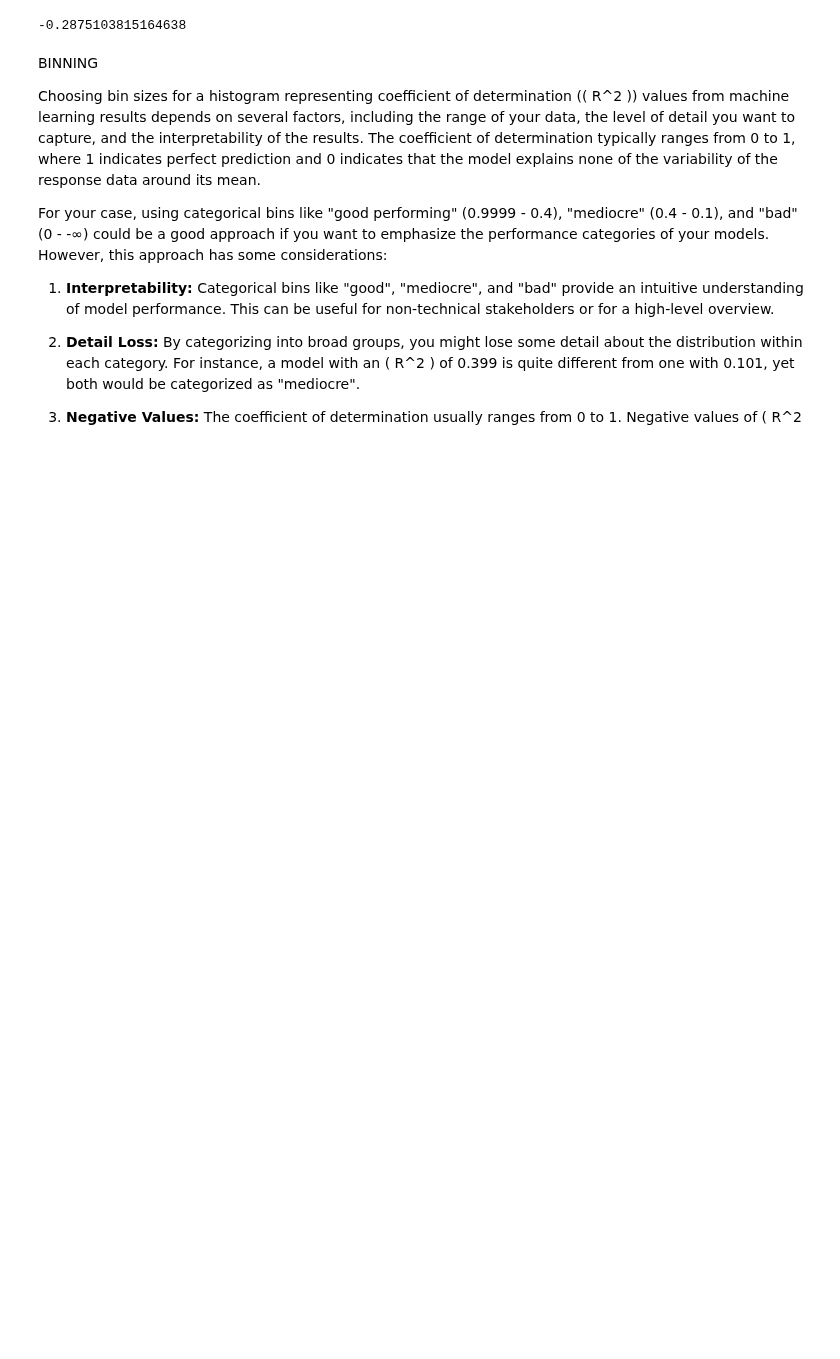
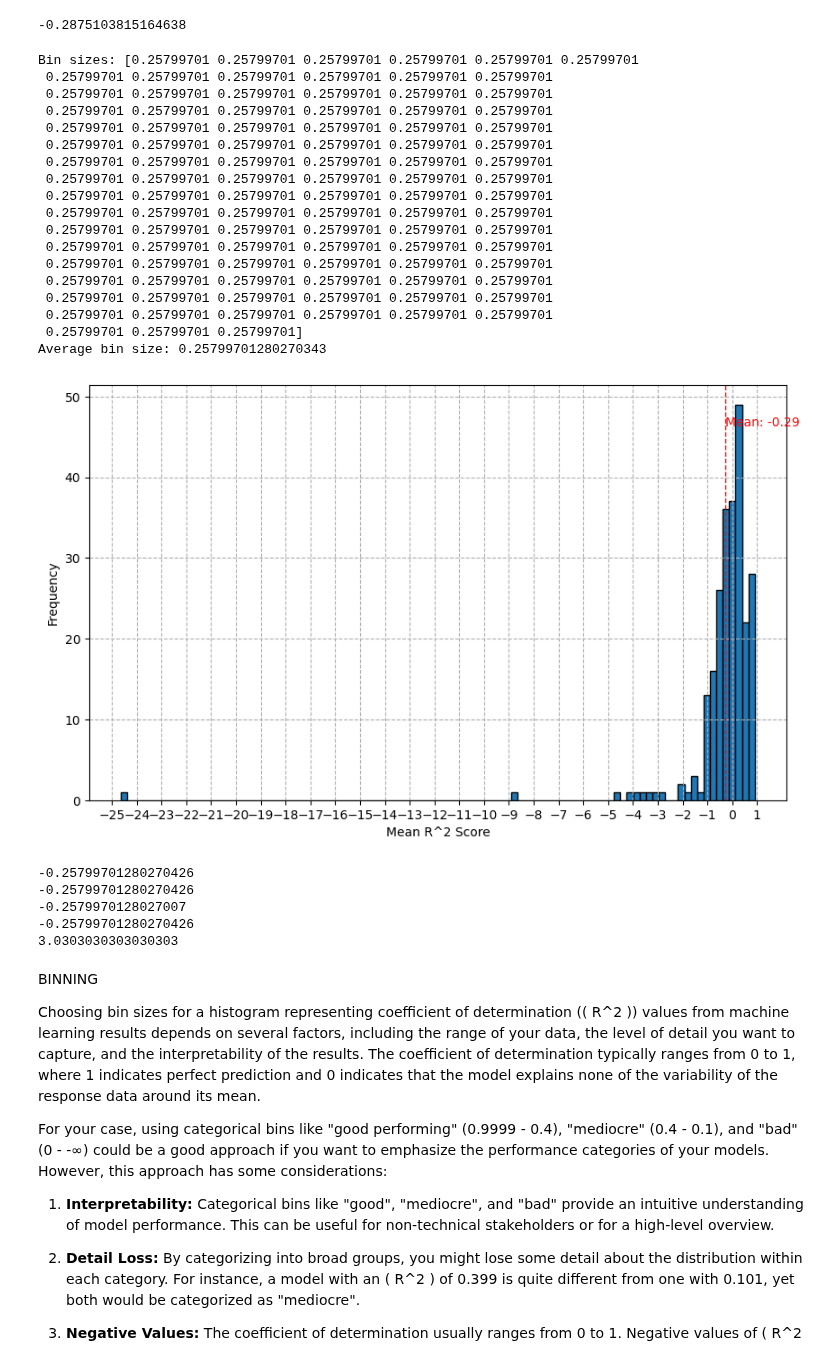
Before and after one commit to Yawkward/x.elegans, a Jupyter notebook: xelegans_analy_lasso_full.ipynb, the cells around one changed output. Saved outputs shown, nothing was run; the diff lists cells and outputs as text; code cells hidden in the pictures; blank space fills up the shorter version.

```diff
--- a/xelegans_analy_lasso_full.ipynb
+++ b/xelegans_analy_lasso_full.ipynb
@@ -222,6 +233,77 @@ np.mean(all_mean_scores)
 #bin_edges
 # %% [output]
 -0.2875103815164638
+# %%
+import matplotlib.pyplot as plt
+import numpy as np
+
+plt.figure(figsize=(10, 6))
+
+all_mean_scores = [lasso_results[target_data]['mean_10x'] for target_data in lasso_results.keys()]
+mean_score = np.mean(all_mean_scores)
+
+bin_edges = np.histogram_bin_edges(all_mean_scores, bins='auto')
+bin_sizes = np.diff(bin_edges)  # Calculate the bin sizes
+print("Bin sizes:", bin_sizes)
+average_bin_size = np.mean(bin_sizes)
+print("Average bin size:", average_bin_size)
+plt.hist(all_mean_scores, bins=bin_edges, edgecolor='black')
+
+# Set the x-axis label
+plt.xlabel('Mean R^2 Score')
+
+# Set the y-axis label
+plt.ylabel('Frequency')
+
+# Set x-axis ticks
+xticks_major = np.arange(-25, max(all_mean_scores) + 1, 1)
+plt.xticks(xticks_major)
+
+# Draw a vertical line for the mean score
+plt.axvline(mean_score, color='red', linestyle='dashed', linewidth=1)
+
+# Annotate the mean score
+plt.text(mean_score, plt.gca().get_ylim()[1]*0.9, f'Mean: {mean_score:.2f}', color = 'red')
+
+# Add grid lines
+plt.grid(True, which="both", ls="--")  # Grid for both major and minor ticks
+
+# Display the plot
+plt.show()
+# %% [output]
+Bin sizes: [0.25799701 0.25799701 0.25799701 0.25799701 0.25799701 0.25799701
+ 0.25799701 0.25799701 0.25799701 0.25799701 0.25799701 0.25799701
+ 0.25799701 0.25799701 0.25799701 0.25799701 0.25799701 0.25799701
+ 0.25799701 0.25799701 0.25799701 0.25799701 0.25799701 0.25799701
+ 0.25799701 0.25799701 0.25799701 0.25799701 0.25799701 0.25799701
+ 0.25799701 0.25799701 0.25799701 0.25799701 0.25799701 0.25799701
+ 0.25799701 0.25799701 0.25799701 0.25799701 0.25799701 0.25799701
+ 0.25799701 0.25799701 0.25799701 0.25799701 0.25799701 0.25799701
+ 0.25799701 0.25799701 0.25799701 0.25799701 0.25799701 0.25799701
+ 0.25799701 0.25799701 0.25799701 0.25799701 0.25799701 0.25799701
+ 0.25799701 0.25799701 0.25799701 0.25799701 0.25799701 0.25799701
+ 0.25799701 0.25799701 0.25799701 0.25799701 0.25799701 0.25799701
+ 0.25799701 0.25799701 0.25799701 0.25799701 0.25799701 0.25799701
+ 0.25799701 0.25799701 0.25799701 0.25799701 0.25799701 0.25799701
+ 0.25799701 0.25799701 0.25799701 0.25799701 0.25799701 0.25799701
+ 0.25799701 0.25799701 0.25799701 0.25799701 0.25799701 0.25799701
+ 0.25799701 0.25799701 0.25799701]
+Average bin size: 0.25799701280270343
+[figure, added]
+# %%
+print(bin_edges[0] - bin_edges[1])
+print(bin_edges[1] - bin_edges[2])
+print(bin_edges[2] - bin_edges[3])
+print(bin_edges[11] - bin_edges[12])
+
+
+print(f"{len(bin_edges)/len(all_fold_scores)}")
+# %% [output]
+-0.25799701280270426
+-0.25799701280270426
+-0.2579970128027007
+-0.25799701280270426
+3.0303030303030303
 # %% [markdown]
 BINNING
 
```
Also changed, not shown: parts of 4 cells of this notebook.
